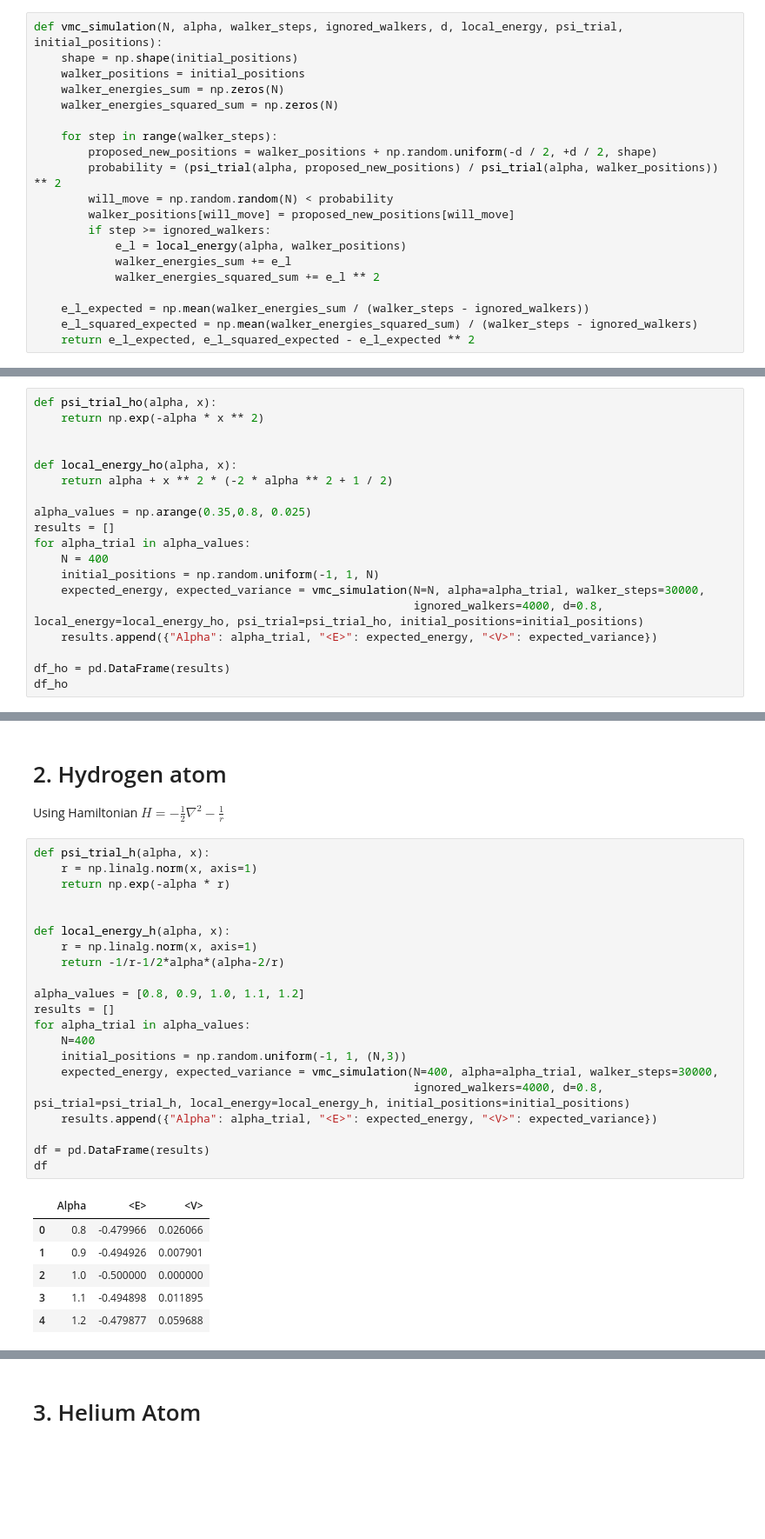
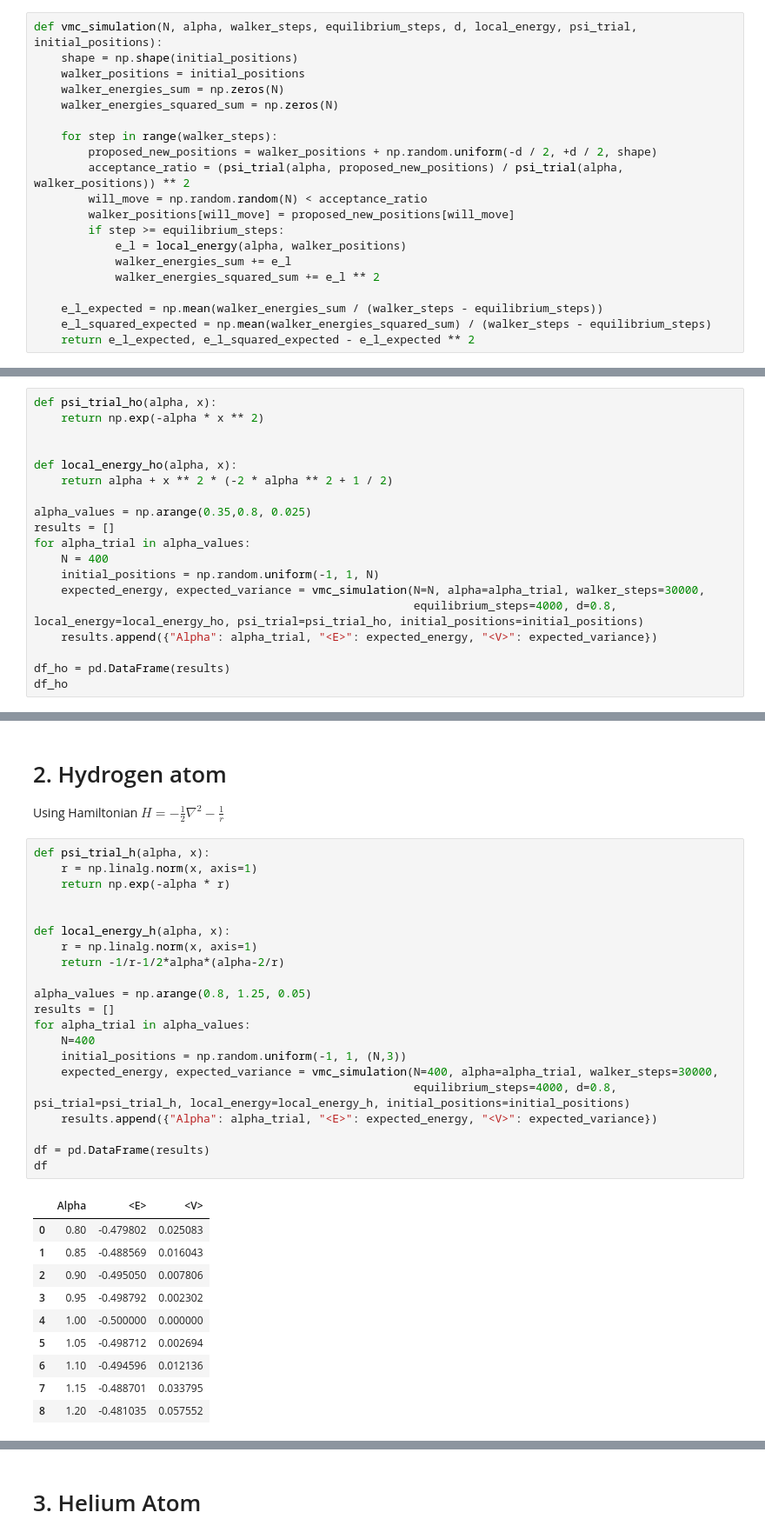
Before and after one commit to lordVelisch/variational-monte-carlo, a Jupyter notebook: main.ipynb, the cells around one changed output, grey strips where cells are left out. Shown at 87% size. Cells and saved outputs as stored; diff of their text form; blank space fills up the shorter version.

```diff
--- a/main.ipynb
+++ b/main.ipynb
@@ -5,7 +5,7 @@ import matplotlib.pyplot as plt
 # %% [markdown]
 # General simulation
 # %%
-def vmc_simulation(N, alpha, walker_steps, ignored_walkers, d, local_energy, psi_trial, initial_positions):
+def vmc_simulation(N, alpha, walker_steps, equilibrium_steps, d, local_energy, psi_trial, initial_positions):
     shape = np.shape(initial_positions)
     walker_positions = initial_positions
     walker_energies_sum = np.zeros(N)
@@ -13,16 +13,16 @@ def vmc_simulation(N, alpha, walker_steps, ignored_walkers, d, local_energy, psi
 
     for step in range(walker_steps):
         proposed_new_positions = walker_positions + np.random.uniform(-d / 2, +d / 2, shape)
-        probability = (psi_trial(alpha, proposed_new_positions) / psi_trial(alpha, walker_positions)) ** 2
-        will_move = np.random.random(N) < probability
+        acceptance_ratio = (psi_trial(alpha, proposed_new_positions) / psi_trial(alpha, walker_positions)) ** 2
+        will_move = np.random.random(N) < acceptance_ratio
         walker_positions[will_move] = proposed_new_positions[will_move]
-        if step >= ignored_walkers:
+        if step >= equilibrium_steps:
             e_l = local_energy(alpha, walker_positions)
             walker_energies_sum += e_l
             walker_energies_squared_sum += e_l ** 2
 
-    e_l_expected = np.mean(walker_energies_sum / (walker_steps - ignored_walkers))
-    e_l_squared_expected = np.mean(walker_energies_squared_sum) / (walker_steps - ignored_walkers)
+    e_l_expected = np.mean(walker_energies_sum / (walker_steps - equilibrium_steps))
+    e_l_squared_expected = np.mean(walker_energies_squared_sum) / (walker_steps - equilibrium_steps)
     return e_l_expected, e_l_squared_expected - e_l_expected ** 2
 # %% [markdown]
 # 1. Harmonic Oscillator
@@ -40,7 +40,7 @@ for alpha_trial in alpha_values:
     N = 400
     initial_positions = np.random.uniform(-1, 1, N)
     expected_energy, expected_variance = vmc_simulation(N=N, alpha=alpha_trial, walker_steps=30000,
-                                                        ignored_walkers=4000, d=0.8, local_energy=local_energy_ho, psi_trial=psi_trial_ho, initial_positions=initial_positions)
+                                                        equilibrium_steps=4000, d=0.8, local_energy=local_energy_ho, psi_trial=psi_trial_ho, initial_positions=initial_positions)
     results.append({"Alpha": alpha_trial, "<E>": expected_energy, "<V>": expected_variance})
 
 df_ho = pd.DataFrame(results)
@@ -96,28 +96,32 @@ Using Hamiltonian $H = -\frac{1}{2} \nabla^2 - \frac{1}{r}$
 # %%
 def psi_trial_h(alpha, x):
     r = np.linalg.norm(x, axis=1)
     return np.exp(-alpha * r)
 
 
 def local_energy_h(alpha, x):
     r = np.linalg.norm(x, axis=1)
     return -1/r-1/2*alpha*(alpha-2/r)
 
-alpha_values = [0.8, 0.9, 1.0, 1.1, 1.2]
+alpha_values = np.arange(0.8, 1.25, 0.05)
 results = []
 for alpha_trial in alpha_values:
     N=400
     initial_positions = np.random.uniform(-1, 1, (N,3))
     expected_energy, expected_variance = vmc_simulation(N=400, alpha=alpha_trial, walker_steps=30000,
-                                                        ignored_walkers=4000, d=0.8, psi_trial=psi_trial_h, local_energy=local_energy_h, initial_positions=initial_positions)
+                                                        equilibrium_steps=4000, d=0.8, psi_trial=psi_trial_h, local_energy=local_energy_h, initial_positions=initial_positions)
     results.append({"Alpha": alpha_trial, "<E>": expected_energy, "<V>": expected_variance})
 
 df = pd.DataFrame(results)
 df
 # %% [output]
 |  | Alpha | <E> | <V> |
-| 0 | 0.8 | -0.479966 | 0.026066 |
-| 1 | 0.9 | -0.494926 | 0.007901 |
-| 2 | 1.0 | -0.500000 | 0.000000 |
-| 3 | 1.1 | -0.494898 | 0.011895 |
-| 4 | 1.2 | -0.479877 | 0.059688 |
+| 0 | 0.80 | -0.479802 | 0.025083 |
+| 1 | 0.85 | -0.488569 | 0.016043 |
+| 2 | 0.90 | -0.495050 | 0.007806 |
+| 3 | 0.95 | -0.498792 | 0.002302 |
+| 4 | 1.00 | -0.500000 | 0.000000 |
+| 5 | 1.05 | -0.498712 | 0.002694 |
+| 6 | 1.10 | -0.494596 | 0.012136 |
+| 7 | 1.15 | -0.488701 | 0.033795 |
+| 8 | 1.20 | -0.481035 | 0.057552 |
```
Also changed, not shown: parts of 3 cells of this notebook.
